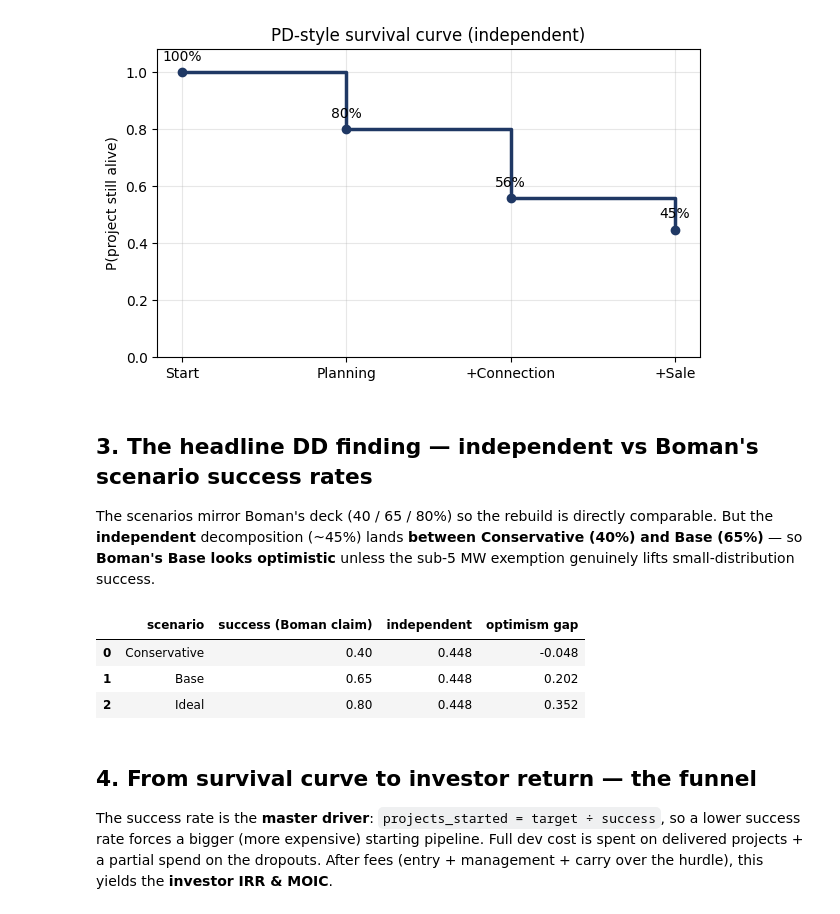
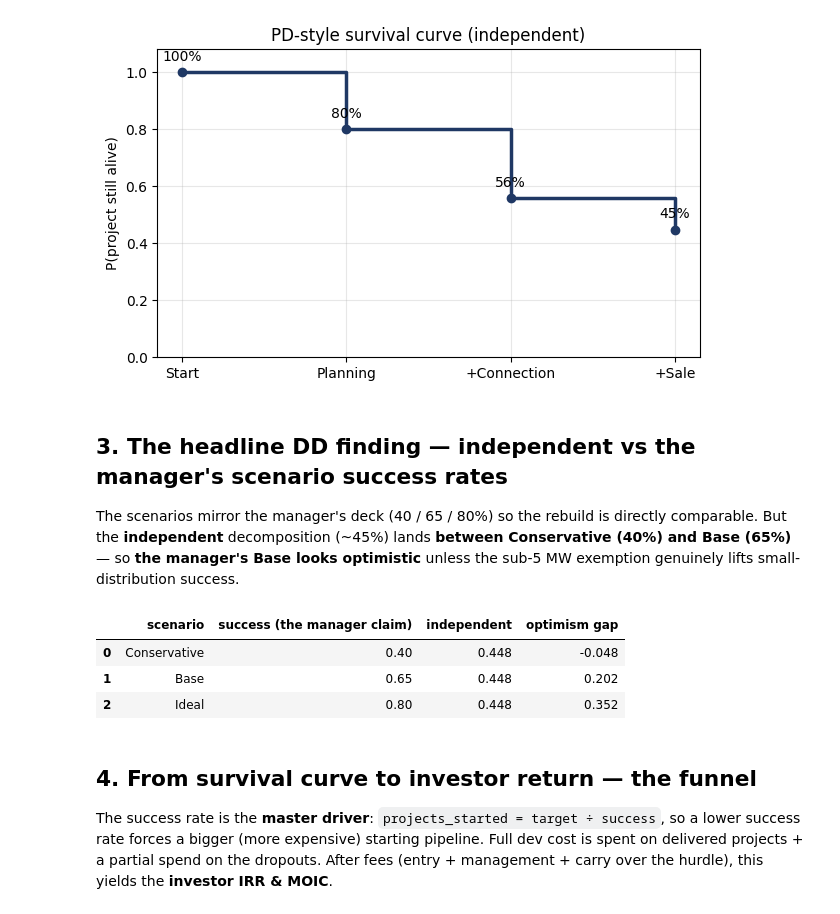
Before and after one commit to Janeqw/PE_Battery-Energy-Storage-System-BESS, a Jupyter notebook: notebooks/02_gate_probabilities.ipynb, the cells around one changed output. Saved outputs shown, nothing was run; the diff lists cells and outputs as text; code cells hidden in the pictures.

```diff
--- a/notebooks/02_gate_probabilities.ipynb
+++ b/notebooks/02_gate_probabilities.ipynb
@@ -55,19 +55,19 @@ plt.show()
 # %% [output]
 [figure]
 # %% [markdown]
-## 3. The headline DD finding — independent vs Boman's scenario success rates
+## 3. The headline DD finding — independent vs the manager's scenario success rates
 
-The scenarios mirror Boman's deck (40 / 65 / 80%) so the rebuild is directly comparable. But the **independent** decomposition (~45%) lands **between Conservative (40%) and Base (65%)** — so **Boman's Base looks optimistic** unless the sub-5 MW exemption genuinely lifts small-distribution success.
+The scenarios mirror the manager's deck (40 / 65 / 80%) so the rebuild is directly comparable. But the **independent** decomposition (~45%) lands **between Conservative (40%) and Base (65%)** — so **the manager's Base looks optimistic** unless the sub-5 MW exemption genuinely lifts small-distribution success.
 # %%
 rows = []
 for cid, case in inp.scenarios.items():
-    rows.append({'scenario': case['name'], 'success (Boman claim)': case['cum_success']})
+    rows.append({'scenario': case['name'], 'success (the manager claim)': case['cum_success']})
 df = pd.DataFrame(rows)
 df['independent'] = sc['cumulative']
-df['optimism gap'] = df['success (Boman claim)'] - sc['cumulative']
+df['optimism gap'] = df['success (the manager claim)'] - sc['cumulative']
 df
 # %% [output]
-|  | scenario | success (Boman claim) | independent | optimism gap |
+|  | scenario | success (the manager claim) | independent | optimism gap |
 | 0 | Conservative | 0.40 | 0.448 | -0.048 |
 | 1 | Base | 0.65 | 0.448 | 0.202 |
 | 2 | Ideal | 0.80 | 0.448 | 0.352 |
```
Also changed, not shown: parts of 3 cells of this notebook, 15 other files.
